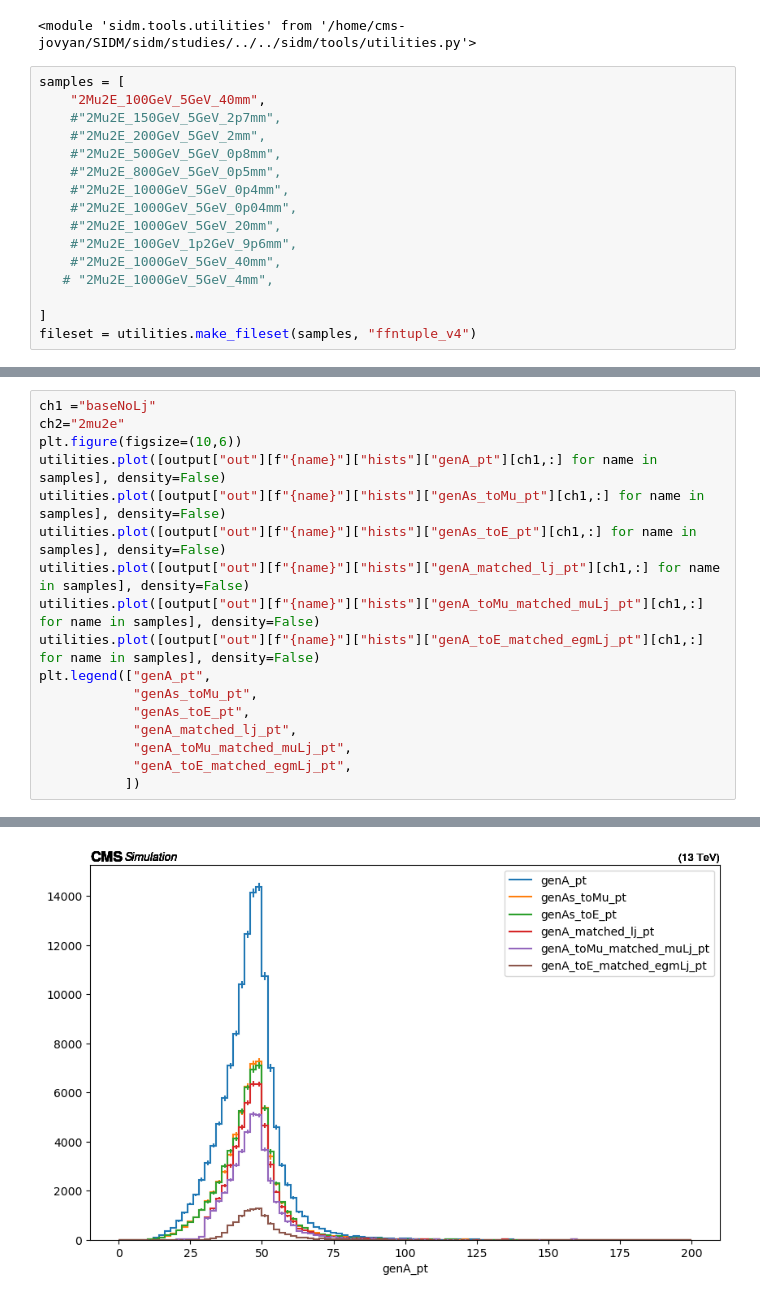
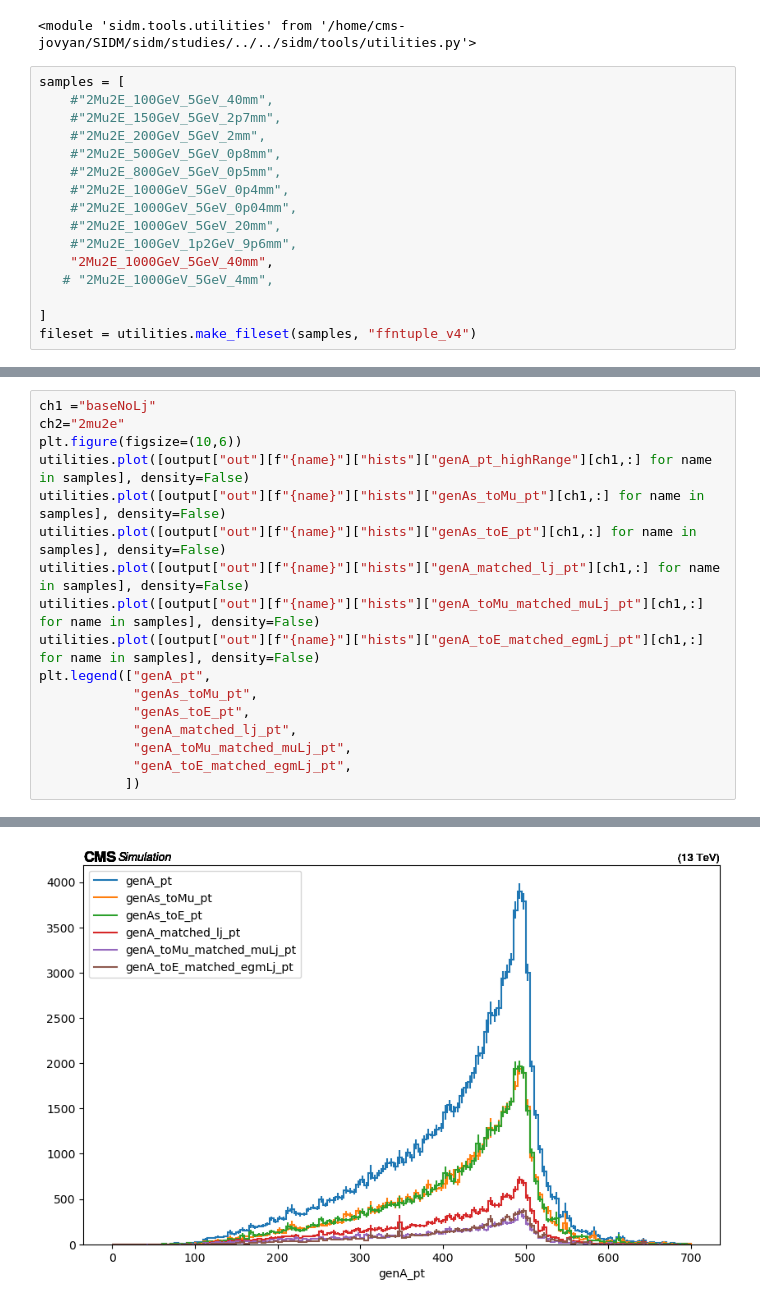
Before and after one commit to yfv2ev/SIDM, a Jupyter notebook: sidm/studies/darkPhotonPtEffi.ipynb, the cells around one changed output, grey strips where cells are left out. Cells and saved outputs as stored; diff of their text form.

Commit message:
Changes the sample to boundstate mass 1000Gev

```diff
--- a/sidm/studies/darkPhotonPtEffi.ipynb
+++ b/sidm/studies/darkPhotonPtEffi.ipynb
@@ -22,7 +22,7 @@ importlib.reload(utilities)
 <module 'sidm.tools.utilities' from '/home/cms-jovyan/SIDM/sidm/studies/../../sidm/tools/utilities.py'>
 # %%
 samples = [
-    "2Mu2E_100GeV_5GeV_40mm",
+    #"2Mu2E_100GeV_5GeV_40mm",
     #"2Mu2E_150GeV_5GeV_2p7mm",
     #"2Mu2E_200GeV_5GeV_2mm",
     #"2Mu2E_500GeV_5GeV_0p8mm",
@@ -31,7 +31,7 @@ samples = [
     #"2Mu2E_1000GeV_5GeV_0p04mm",
     #"2Mu2E_1000GeV_5GeV_20mm",
     #"2Mu2E_100GeV_1p2GeV_9p6mm",
-    #"2Mu2E_1000GeV_5GeV_40mm",
+    "2Mu2E_1000GeV_5GeV_40mm",
    # "2Mu2E_1000GeV_5GeV_4mm",
 
 ]
@@ -79,22 +77,22 @@ Warning: a histogram with the following axis names could not be filled and will
 # %%
 ch1 ="baseNoLj"
 ch2="2mu2e"
 plt.figure(figsize=(10,6))
-utilities.plot([output["out"][f"{name}"]["hists"]["genA_pt"][ch1,:] for name in samples], density=False)
+utilities.plot([output["out"][f"{name}"]["hists"]["genA_pt_highRange"][ch1,:] for name in samples], density=False)
 utilities.plot([output["out"][f"{name}"]["hists"]["genAs_toMu_pt"][ch1,:] for name in samples], density=False)
 utilities.plot([output["out"][f"{name}"]["hists"]["genAs_toE_pt"][ch1,:] for name in samples], density=False)
 utilities.plot([output["out"][f"{name}"]["hists"]["genA_matched_lj_pt"][ch1,:] for name in samples], density=False)
 utilities.plot([output["out"][f"{name}"]["hists"]["genA_toMu_matched_muLj_pt"][ch1,:] for name in samples], density=False)
 utilities.plot([output["out"][f"{name}"]["hists"]["genA_toE_matched_egmLj_pt"][ch1,:] for name in samples], density=False)
 plt.legend(["genA_pt",
             "genAs_toMu_pt",
             "genAs_toE_pt",
             "genA_matched_lj_pt",
             "genA_toMu_matched_muLj_pt",
             "genA_toE_matched_egmLj_pt",
            ])
 # %% [output]
 <matplotlib.legend.Legend at 0x...>
-[figure, old version]
+[figure, new version]
 # %%
 plt.figure(figsize=(10,6))
```
Also changed, not shown: parts of 4 cells of this notebook.
